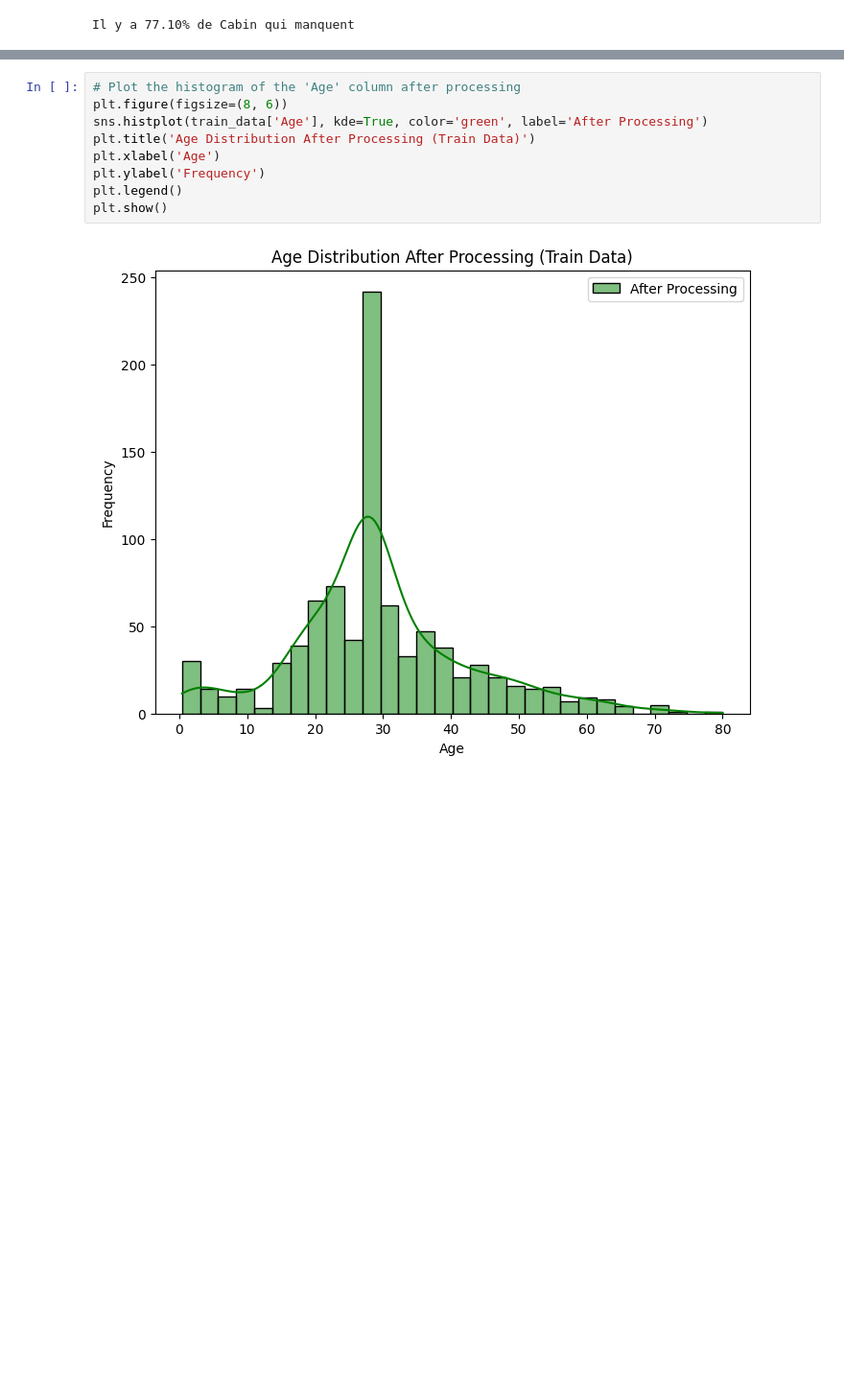
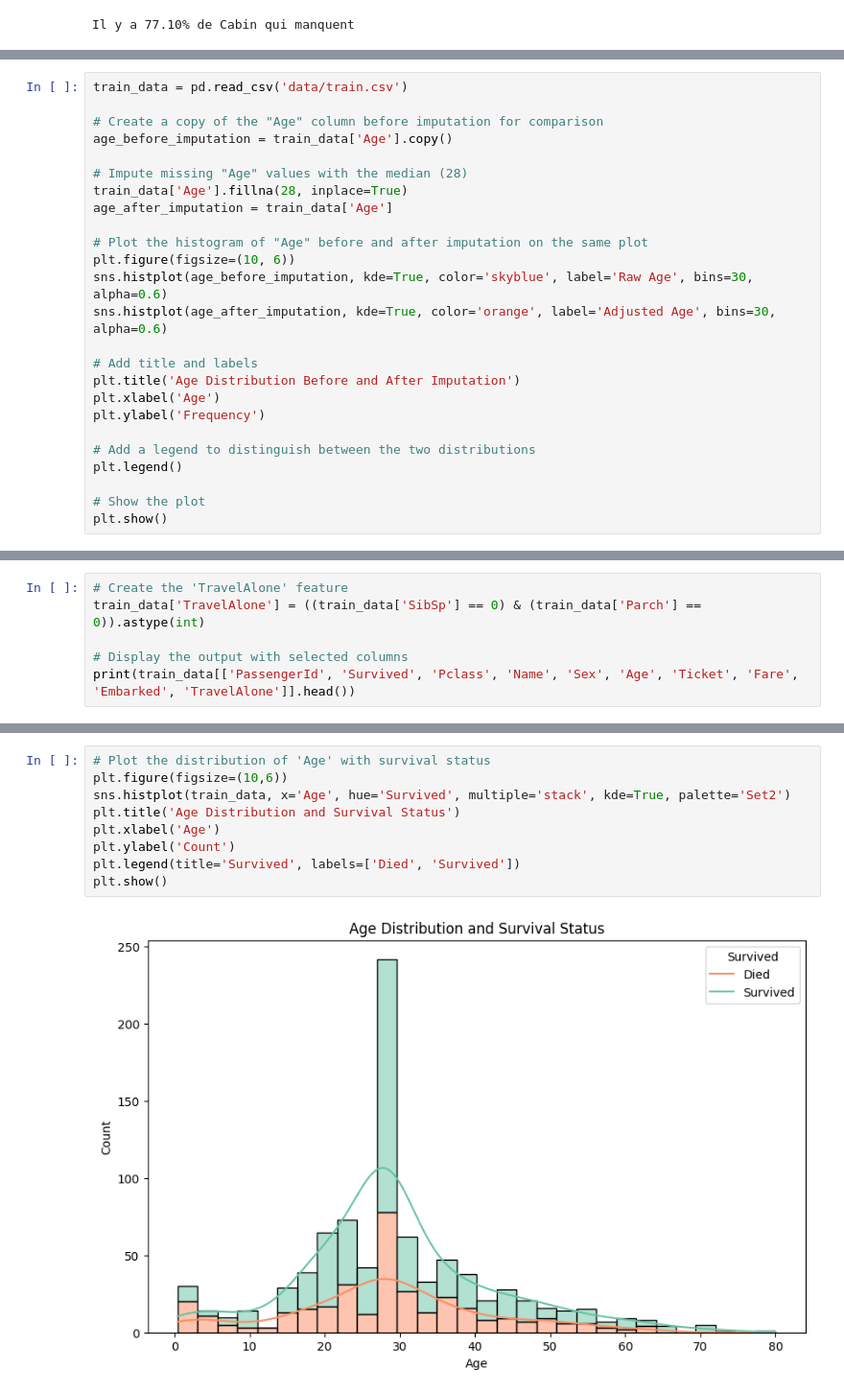
Before and after one commit to Ewnn/MachineLearning, a Jupyter notebook: LogisticRegression/main.ipynb, the cells around one changed output, grey strips where cells are left out. Shown at 96% size. Drawn from its saved outputs; the diff is of its cells as text; blank space fills up the shorter version.

Commit message:
Logistic Regression for Titanic Data

```diff
--- a/LogisticRegression/main.ipynb
+++ b/LogisticRegression/main.ipynb
@@ -132,0 +118,25 @@ For example, when doing 'df[col].method(value, inplace=True)', try using 'df.met
+# %%
+train_data = pd.read_csv('data/train.csv')
+
+# Create a copy of the "Age" column before imputation for comparison
+age_before_imputation = train_data['Age'].copy()
+
+# Impute missing "Age" values with the median (28)
+train_data['Age'].fillna(28, inplace=True)
+age_after_imputation = train_data['Age']
+
+# Plot the histogram of "Age" before and after imputation on the same plot
+plt.figure(figsize=(10, 6))
+sns.histplot(age_before_imputation, kde=True, color='skyblue', label='Raw Age', bins=30, alpha=0.6)
+sns.histplot(age_after_imputation, kde=True, color='orange', label='Adjusted Age', bins=30, alpha=0.6)
+
+# Add title and labels
+plt.title('Age Distribution Before and After Imputation')
+plt.xlabel('Age')
+plt.ylabel('Frequency')
+
+# Add a legend to distinguish between the two distributions
+plt.legend()
+
+# Show the plot
+plt.show()
@@ -132,0 +151,6 @@ For example, when doing 'df[col].method(value, inplace=True)', try using 'df.met
+# %%
+# Create the 'TravelAlone' feature
+train_data['TravelAlone'] = ((train_data['SibSp'] == 0) & (train_data['Parch'] == 0)).astype(int)
+
+# Display the output with selected columns
+print(train_data[['PassengerId', 'Survived', 'Pclass', 'Name', 'Sex', 'Age', 'Ticket', 'Fare', 'Embarked', 'TravelAlone']].head())
@@ -133,11 +259,11 @@ For example, when doing 'df[col].method(value, inplace=True)', try using 'df.met
 # %%
-# Plot the histogram of the 'Age' column after processing
-plt.figure(figsize=(8, 6))
-sns.histplot(train_data['Age'], kde=True, color='green', label='After Processing')
-plt.title('Age Distribution After Processing (Train Data)')
+# Plot the distribution of 'Age' with survival status
+plt.figure(figsize=(10,6))
+sns.histplot(train_data, x='Age', hue='Survived', multiple='stack', kde=True, palette='Set2')
+plt.title('Age Distribution and Survival Status')
 plt.xlabel('Age')
-plt.ylabel('Frequency')
-plt.legend()
+plt.ylabel('Count')
+plt.legend(title='Survived', labels=['Died', 'Survived'])
 plt.show()
 # %% [output]
-[figure, old version]
+[figure, new version]
```
Also changed, not shown: parts of 23 cells of this notebook.
